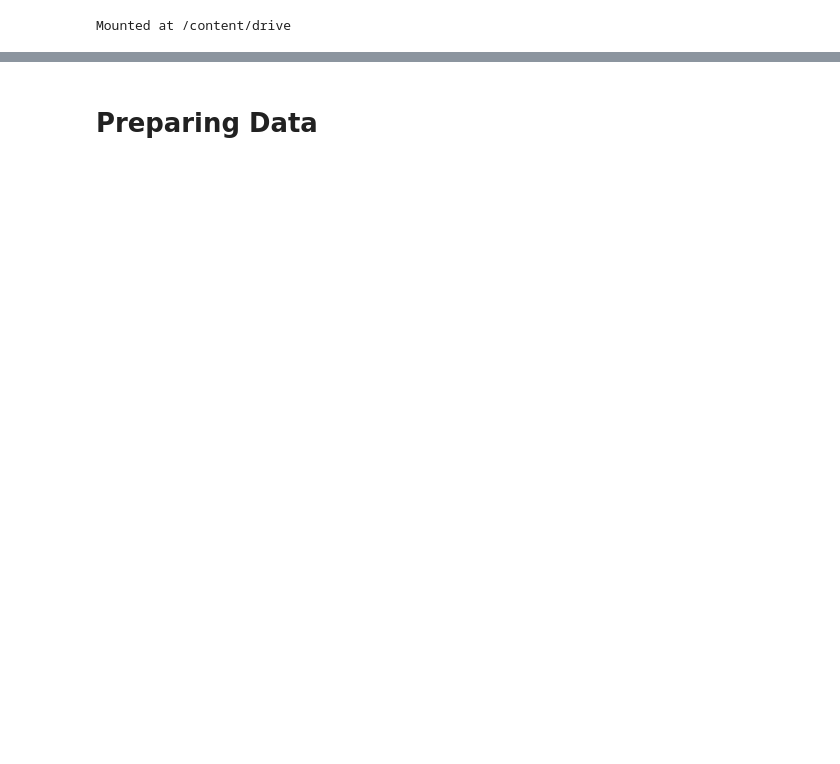
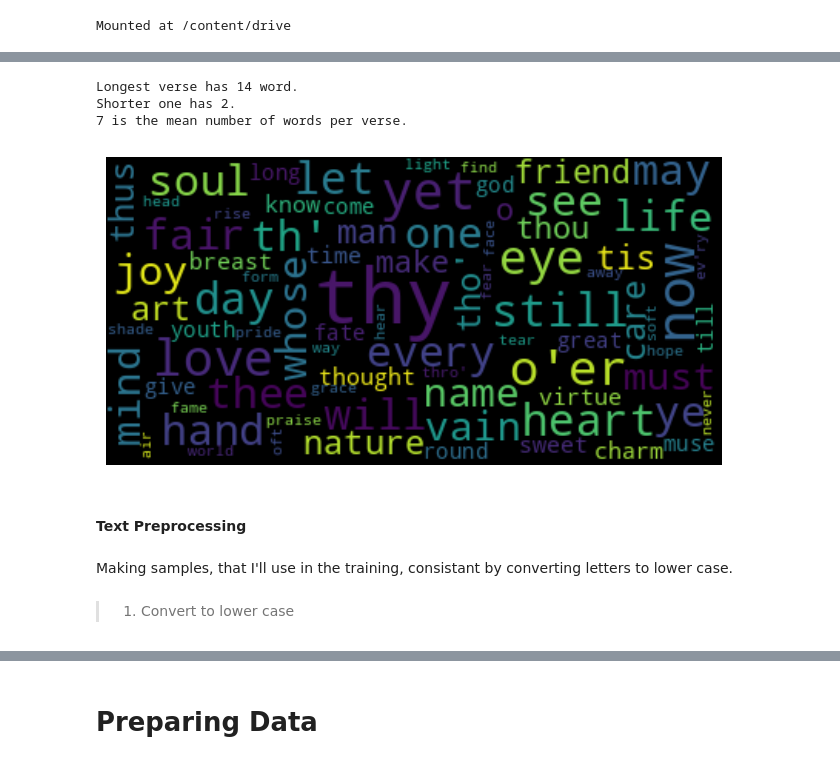
Before and after one commit to ramahasiba/English_and_Arabic_Poem_Generator, a Jupyter notebook: English_Poem_Generator_NLP_Final_Project.ipynb, the cells around one changed output, grey strips where cells are left out. Saved outputs shown, nothing was run; the diff lists cells and outputs as text; code cells hidden in the pictures; blank space fills up the shorter version.

```diff
--- a/English_Poem_Generator_NLP_Final_Project.ipynb
+++ b/English_Poem_Generator_NLP_Final_Project.ipynb
@@ -39 +101,31 @@ corpus[0: 3]
+# %%
+print(
+    f'Longest verse has {max(verse_length)} word.'
+    f'\nShorter one has {min(verse_length)}.'
+    f'\n{int(np.mean(verse_length))} is the mean number of words per verse.\n'
+)
+# %% [output]
+Longest verse has 14 word.
+Shorter one has 2.
+7 is the mean number of words per verse.
+# %%
+# Generating the wordCloud to visiualize the text
+wordcloud = WordCloud(max_font_size=50,
+                      max_words=80,
+                      background_color="black").generate(" ".join(corpus))
+
+# Plotting the WordCloud
+plt.figure(figsize=(8, 4))
+plt.imshow(wordcloud, interpolation='bilinear')
+plt.axis("off")
+plt.savefig("WordCloud.png")
+plt.show()
+# %% [output]
+[figure, added]
+# %% [markdown]
+#### Text Preprocessing
+# %% [markdown]
+Making samples, that I'll use in the training, consistant by converting letters to lower case.
+# %% [markdown]
+> 1. Convert to lower case
 # %%
```
Also changed, not shown: parts of 120 cells of this notebook.
